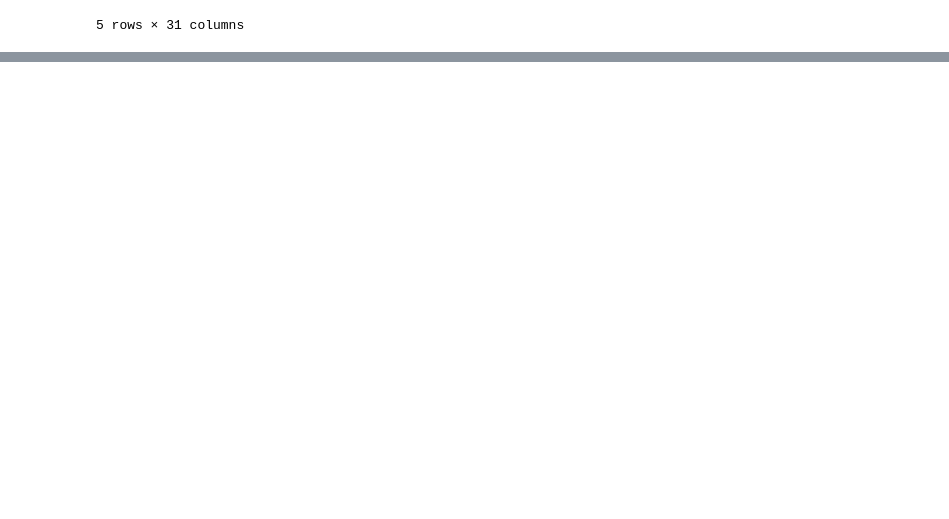
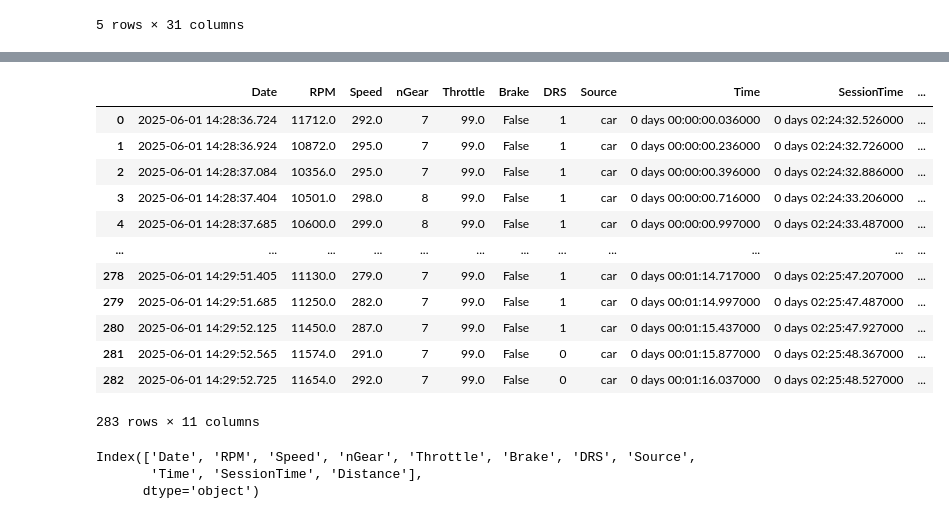
Before and after one commit to Mohandas-KJ/Slipstream-F1, a Jupyter notebook: 2026_Barcelona_GP/notebooks/03_telemetry_analysis.ipynb, the cells around one changed output, grey strips where cells are left out. Drawn from its saved outputs; the diff is of its cells as text; code cells hidden in the pictures; blank space fills up the shorter version.

```diff
--- a/2026_Barcelona_GP/notebooks/03_telemetry_analysis.ipynb
+++ b/2026_Barcelona_GP/notebooks/03_telemetry_analysis.ipynb
@@ -63,3 +68,7 @@ nor.head(5)
 | 612 | 0 days 01:04:40.700000 | NOR | 4 | 0 days 00:01:20.800000 | 4.0 | 1.0 | NaT | NaT | 0 days 00:00:24.072000 | ... |
 | 613 | 0 days 01:06:01.344000 | NOR | 4 | 0 days 00:01:20.644000 | 5.0 | 1.0 | NaT | NaT | 0 days 00:00:23.983000 | ... |
 5 rows × 31 columns
+# %%
+# Pick the Fastest Laps
+ver_fast = ver.pick_fastest()
+nor_fast = nor.pick_fastest()
@@ -65,0 +96,28 @@ nor.head(5)
+# %%
+# Get Car data (telemetry Data)
+ver_tel = ver_fast.get_car_data().add_distance()
+nor_tel = nor_fast.get_car_data().add_distance()
+# %%
+# Verify
+nor_tel
+# %% [output]
+|  | Date | RPM | Speed | nGear | Throttle | Brake | DRS | Source | Time | SessionTime | ... |
+| 0 | 2025-06-01 14:28:36.724 | 11712.0 | 292.0 | 7 | 99.0 | False | 1 | car | 0 days 00:00:00.036000 | 0 days 02:24:32.526000 | ... |
+| 1 | 2025-06-01 14:28:36.924 | 10872.0 | 295.0 | 7 | 99.0 | False | 1 | car | 0 days 00:00:00.236000 | 0 days 02:24:32.726000 | ... |
+| 2 | 2025-06-01 14:28:37.084 | 10356.0 | 295.0 | 7 | 99.0 | False | 1 | car | 0 days 00:00:00.396000 | 0 days 02:24:32.886000 | ... |
+| 3 | 2025-06-01 14:28:37.404 | 10501.0 | 298.0 | 8 | 99.0 | False | 1 | car | 0 days 00:00:00.716000 | 0 days 02:24:33.206000 | ... |
+| 4 | 2025-06-01 14:28:37.685 | 10600.0 | 299.0 | 8 | 99.0 | False | 1 | car | 0 days 00:00:00.997000 | 0 days 02:24:33.487000 | ... |
+| ... | ... | ... | ... | ... | ... | ... | ... | ... | ... | ... | ... |
+| 278 | 2025-06-01 14:29:51.405 | 11130.0 | 279.0 | 7 | 99.0 | False | 1 | car | 0 days 00:01:14.717000 | 0 days 02:25:47.207000 | ... |
+| 279 | 2025-06-01 14:29:51.685 | 11250.0 | 282.0 | 7 | 99.0 | False | 1 | car | 0 days 00:01:14.997000 | 0 days 02:25:47.487000 | ... |
+| 280 | 2025-06-01 14:29:52.125 | 11450.0 | 287.0 | 7 | 99.0 | False | 1 | car | 0 days 00:01:15.437000 | 0 days 02:25:47.927000 | ... |
+| 281 | 2025-06-01 14:29:52.565 | 11574.0 | 291.0 | 7 | 99.0 | False | 0 | car | 0 days 00:01:15.877000 | 0 days 02:25:48.367000 | ... |
+| 282 | 2025-06-01 14:29:52.725 | 11654.0 | 292.0 | 7 | 99.0 | False | 0 | car | 0 days 00:01:16.037000 | 0 days 02:25:48.527000 | ... |
+283 rows × 11 columns
+# %%
+# Know data
+ver_tel.columns
+# %% [output]
+Index(['Date', 'RPM', 'Speed', 'nGear', 'Throttle', 'Brake', 'DRS', 'Source',
+       'Time', 'SessionTime', 'Distance'],
+      dtype='object')
```
Also changed, not shown: parts of 3 cells of this notebook, 1 other file.
